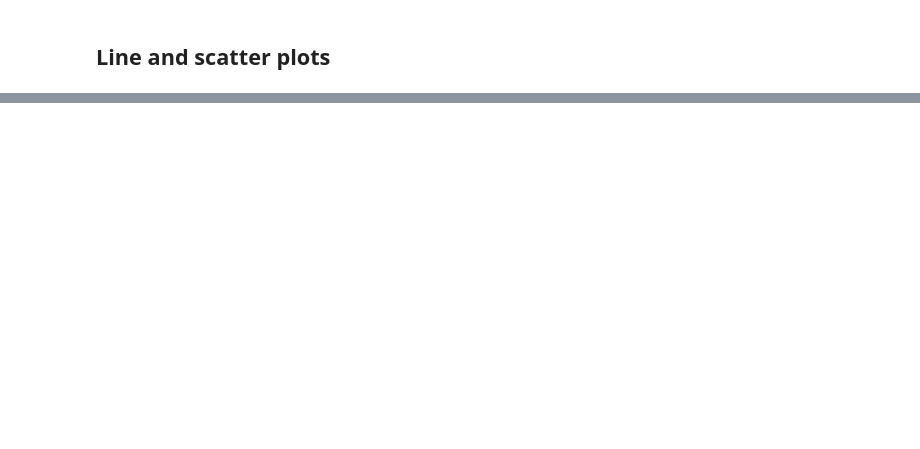
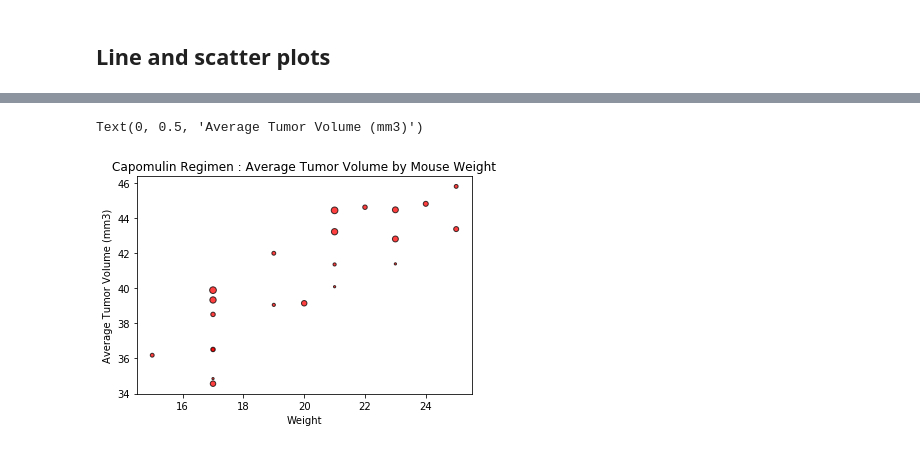
Before and after one commit to ayl0002/matplotlib_challenge, a Jupyter notebook: Matplotlib_Challenge/Pymaceuticals/pymaceuticals_starter.ipynb, the cells around one changed output, grey strips where cells are left out. Saved outputs shown, nothing was run; the diff lists cells and outputs as text; code cells hidden in the pictures; blank space fills up the shorter version.

```diff
--- a/Matplotlib_Challenge/Pymaceuticals/pymaceuticals_starter.ipynb
+++ b/Matplotlib_Challenge/Pymaceuticals/pymaceuticals_starter.ipynb
@@ -224,0 +256,28 @@ top_mouse
+# %%
+# Generate a scatter plot of mouse weight versus average tumor volume for the Capomulin regimen
+
+mouse_group = drug_group['Mouse ID'].unique()
+
+cap_data = mouse_data[mouse_data['Mouse ID'].isin(mouse_group["Capomulin"])]
+
+cap_group = cap_data.groupby("Mouse ID")
+
+cap_weight = cap_group["Weight (g)"].unique()
+
+cap_weight
+
+cap_avg = cap_group["Tumor Volume (mm3)"].mean()
+
+cap_avg
+
+plt.scatter(cap_weight, cap_avg, marker="o", facecolors="red", edgecolors="black",
+            s=x_axis, alpha=0.75)
+
+plt.title("Capomulin Regimen : Average Tumor Volume by Mouse Weight")
+
+plt.xlabel("Weight")
+
+plt.ylabel("Average Tumor Volume (mm3)")
+# %% [output]
+Text(0, 0.5, 'Average Tumor Volume (mm3)')
+[figure, added]
```
Also changed, not shown: parts of 9 cells of this notebook.
